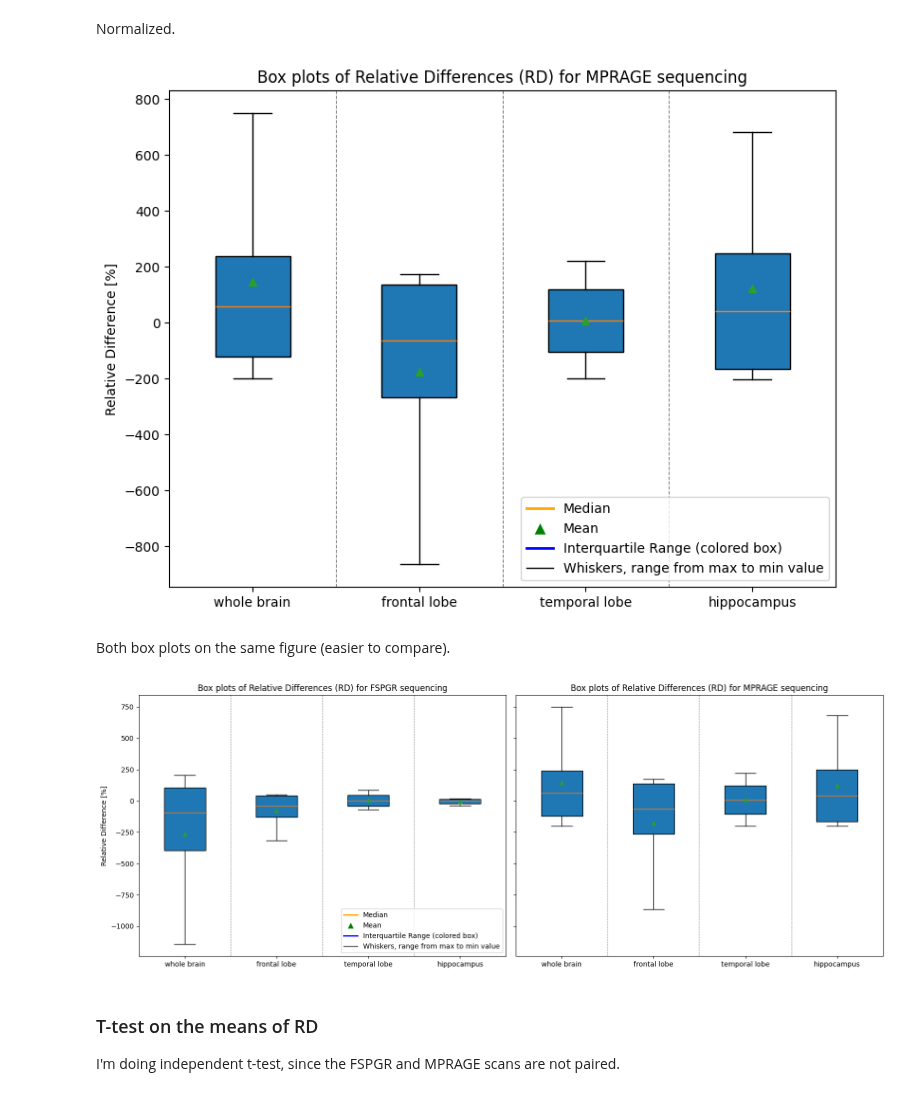
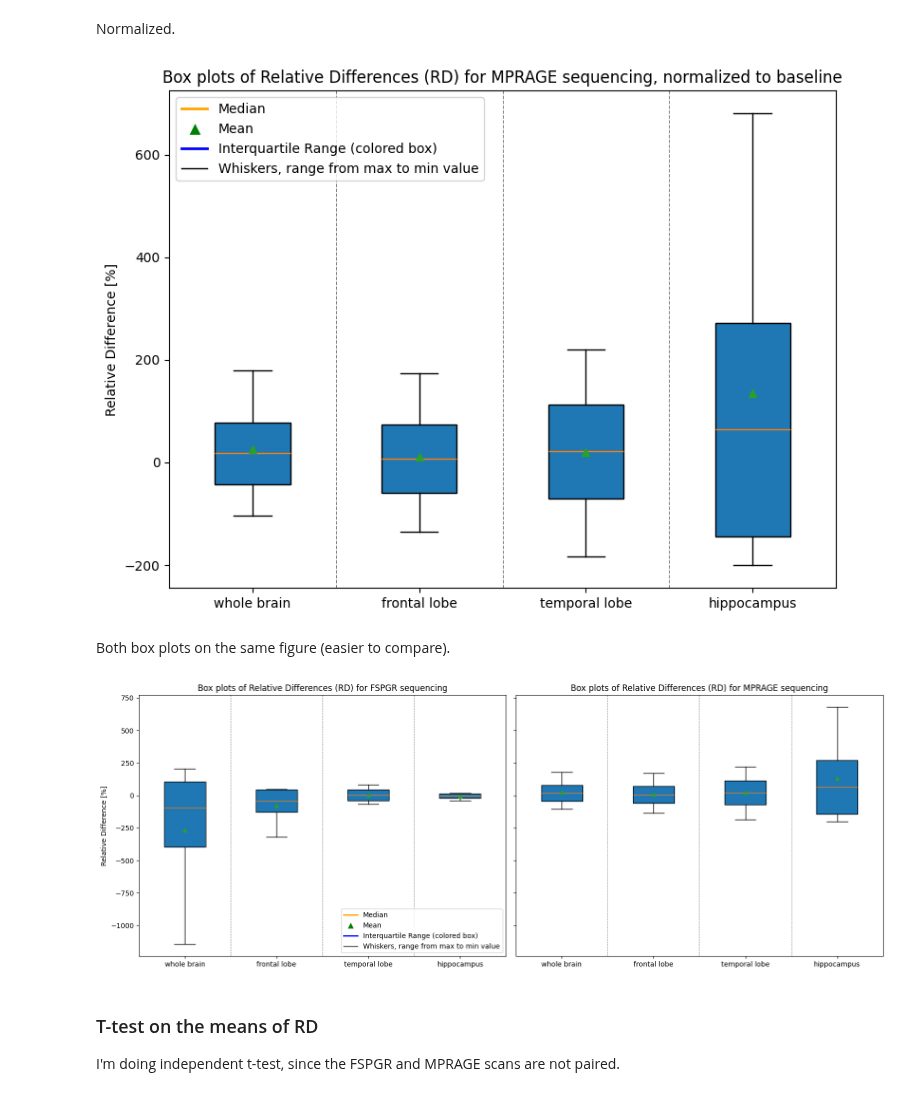
Before and after one commit to Crtox/asymmetryAD, a Jupyter notebook: code/test_retest.ipynb, the cells around one changed output. Drawn from its saved outputs; the diff is of its cells as text; code cells hidden in the pictures.

```diff
--- a/code/test_retest.ipynb
+++ b/code/test_retest.ipynb
@@ -156,3 +170,9 @@ second_mprage = separate_scans(mprage_files)[1]
+# %%
+indices_to_remove = [3, 6, 11, 12]
+
+# Use list comprehension to create new arrays with the unwanted indices removed
+first_mprage = [value for idx, value in enumerate(first_mprage) if idx not in indices_to_remove]
+second_mprage = [value for idx, value in enumerate(second_mprage) if idx not in indices_to_remove]
 # %% [markdown]
 Flattening and normalizing the scans.
 # %%
@@ -543,35 +575,35 @@ min_values_mprage_normalized = [min_RD_whole_brain_mprage_normalized, min_RD_fro
 # %%
 fig, ax = plt.subplots(figsize=(8, 6))
 # Construct data for the boxplot
 data = [
-    [min_values_mprage[0], average_RDs_mprage[0] - std_devs_mprage[0], average_RDs_mprage[0], average_RDs_mprage[0] + std_devs_mprage[0], max_values_mprage[0]],
-    [min_values_mprage[1], average_RDs_mprage[1] - std_devs_mprage[1], average_RDs_mprage[1], average_RDs_mprage[1] + std_devs_mprage[1], max_values_mprage[1]],
-    [min_values_mprage[2], average_RDs_mprage[2] - std_devs_mprage[2], average_RDs_mprage[2], average_RDs_mprage[2] + std_devs_mprage[2], max_values_mprage[2]],
-    [min_values_mprage[3], average_RDs_mprage[3] - std_devs_mprage[3], average_RDs_mprage[3], average_RDs_mprage[3] + std_devs_mprage[3], max_values_mprage[3]]
+    [min_values_mprage_normalized[0], average_RDs_mprage_normalized[0] - std_devs_mprage_normalized[0], average_RDs_mprage_normalized[0], average_RDs_mprage_normalized[0] + std_devs_mprage_normalized[0], max_values_mprage_normalized[0]],
+    [min_values_mprage_normalized[1], average_RDs_mprage_normalized[1] - std_devs_mprage_normalized[1], average_RDs_mprage_normalized[1], average_RDs_mprage_normalized[1] + std_devs_mprage_normalized[1], max_values_mprage_normalized[1]],
+    [min_values_mprage_normalized[2], average_RDs_mprage_normalized[2] - std_devs_mprage_normalized[2], average_RDs_mprage_normalized[2], average_RDs_mprage_normalized[2] + std_devs_mprage_normalized[2], max_values_mprage_normalized[2]],
+    [min_values_mprage_normalized[3], average_RDs_mprage_normalized[3] - std_devs_mprage_normalized[3], average_RDs_mprage_normalized[3], average_RDs_mprage_normalized[3] + std_devs_mprage_normalized[3], max_values_mprage_normalized[3]]
 ]
 # Plotting the box plot
 ax.boxplot(data, vert=True, patch_artist=True, showmeans=True,
            flierprops=dict(marker='o', color='gray', alpha=0.5))
 # Customizing the plot
-ax.set_title('Box plots of Relative Differences (RD) for MPRAGE sequencing')
+ax.set_title('Box plots of Relative Differences (RD) for MPRAGE sequencing, normalized to baseline')
 ax.set_ylabel('Relative Difference [%]')
 ax.set_xticklabels(['whole brain', 'frontal lobe', 'temporal lobe', 'hippocampus'])  # Customize labels as needed
 ax.axvline(x=1.5, color='gray', linestyle='--', linewidth=0.7)  # Vertical line to separate groups
 ax.axvline(x=2.5, color='gray', linestyle='--', linewidth=0.7)  # Vertical line to separate groups
 ax.axvline(x=3.5, color='gray', linestyle='--', linewidth=0.7)  # Vertical line to separate groups
 legend_elements = [
     plt.Line2D([0], [0], color='orange', lw=2, label='Median'),
     plt.Line2D([0], [0], marker='^', color='w', markerfacecolor='green', markersize=10, label='Mean'),
     plt.Line2D([0], [0], color='blue', lw=2, label='Interquartile Range (colored box)'),
     plt.Line2D([0], [0], color='black', lw=1, label='Whiskers, range from max to min value'),
 ]
 #plt.ylim(-1000, 1500)
-ax.legend(handles=legend_elements, loc='lower right')
+ax.legend(handles=legend_elements, loc='upper left')
 plt.tight_layout()
-#plt.savefig(savePath + 'retry/box_mprage.png')
+#plt.savefig(savePath + 'retry2/box_mprage_normalized.png')
 plt.show()
 # %% [output]
-[figure, old version]
+[figure, new version]
 # %% [markdown]
 Both box plots on the same figure (easier to compare).
 # %%
@@ -625,10 +657,10 @@ ax2.axvline(x=3.5, color='gray', linestyle='--', linewidth=0.7)
 # ax2.set_ylim(y_min, y_max)
 
 plt.tight_layout()
-#plt.savefig(savePath + 'retry/box_fspgr_mprage.png')
+#plt.savefig(savePath + 'retry2/box_fspgr_mprage.png')
 plt.show()
 # %% [output]
-[figure, old version]
+[figure, new version]
 # %% [markdown]
 ### T-test on the means of RD
 I'm doing independent t-test, since the FSPGR and MPRAGE scans are not paired.
```
Also changed, not shown: parts of 12 cells of this notebook, 8 other files.
